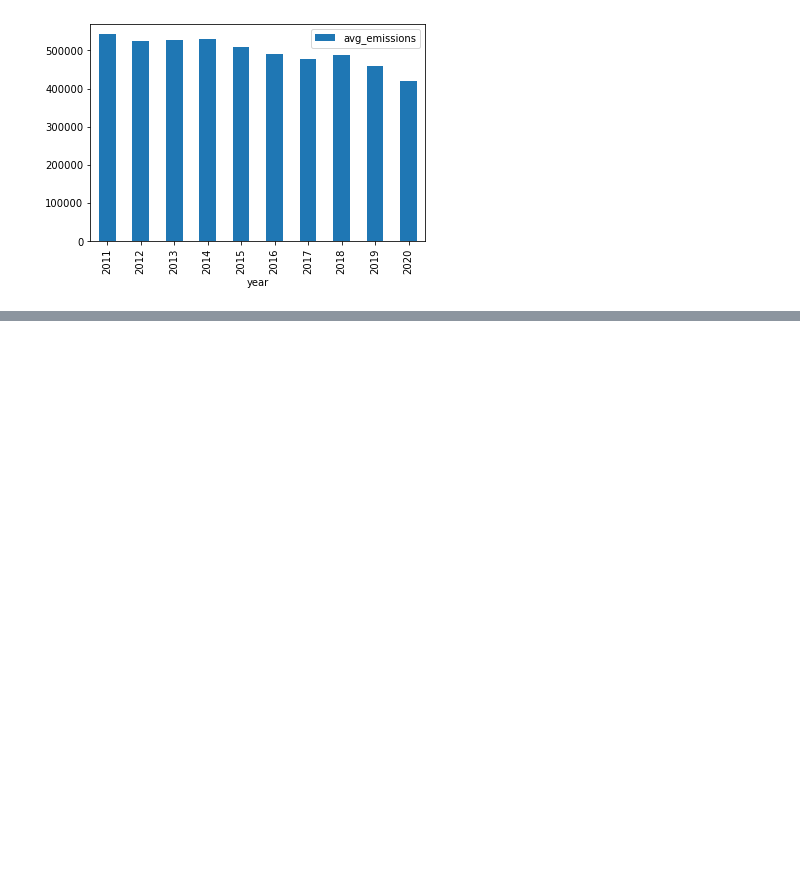
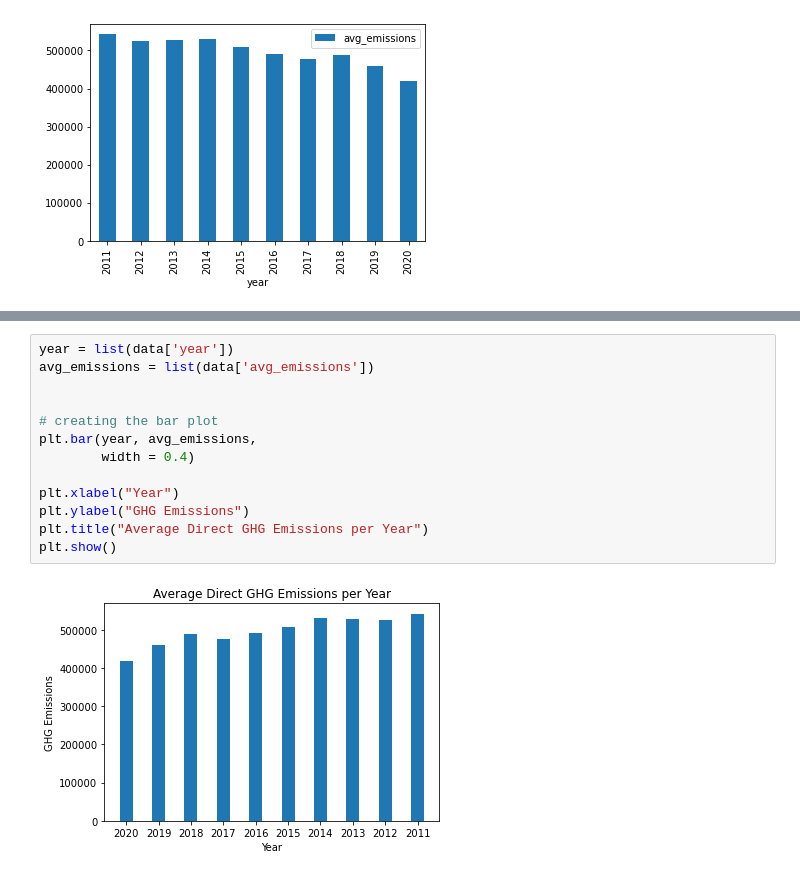
Before and after one commit to jazminyuen/GHG_emissions, a Jupyter notebook: direct_emissions_barplot.ipynb, the cells around one changed output, grey strips where cells are left out. Cells and saved outputs as stored; diff of their text form; blank space fills up the shorter version.

```diff
--- a/direct_emissions_barplot.ipynb
+++ b/direct_emissions_barplot.ipynb
@@ -85,0 +99,15 @@ yearly_avg_df.plot.bar(x="year", y="avg_emissions")
+# %%
+year = list(data['year'])
+avg_emissions = list(data['avg_emissions'])
+
+
+# creating the bar plot
+plt.bar(year, avg_emissions,
+        width = 0.4)
+
+plt.xlabel("Year")
+plt.ylabel("GHG Emissions")
+plt.title("Average Direct GHG Emissions per Year")
+plt.show()
+# %% [output]
+[figure, added]
```
Also changed, not shown: parts of 2 cells of this notebook, 4 other files.
